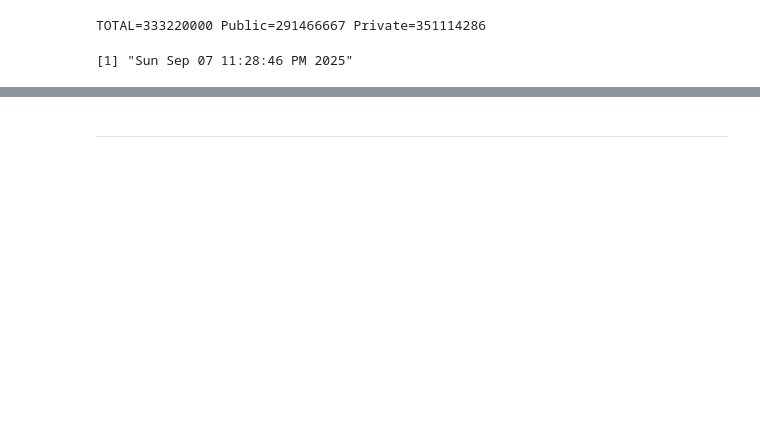
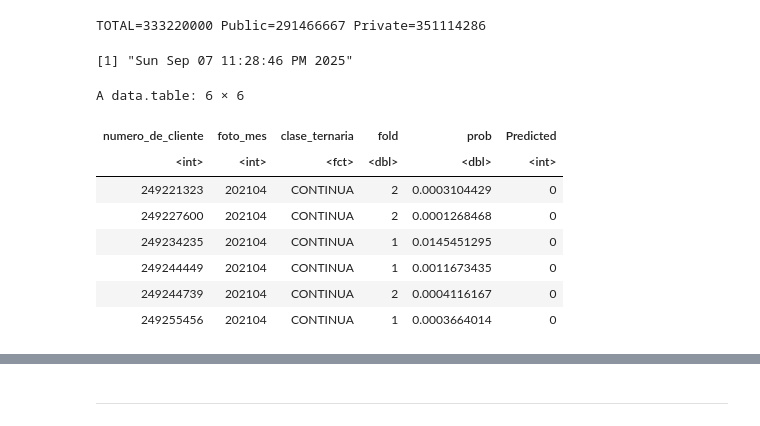
Before and after one commit to Guadito/dmeyf2025, a Jupyter notebook: TPs/470_GBDT_LightGBM.ipynb, the cells around one changed output, grey strips where cells are left out. Saved outputs shown, nothing was run; the diff lists cells and outputs as text; code cells hidden in the pictures; blank space fills up the shorter version.

```diff
--- a/TPs/470_GBDT_LightGBM.ipynb
+++ b/TPs/470_GBDT_LightGBM.ipynb
@@ -437,3 +459,15 @@ TOTAL=333220000 Public=291466667 Private=351114286
 format(Sys.time(), "%a %b %d %X %Y")
 # %% [output]
 [1] "Sun Sep 07 11:28:46 PM 2025"
+# %%
+head(dt_eval)
+# %% [output]
+A data.table: 6 × 6
+| numero_de_cliente | foto_mes | clase_ternaria | fold | prob | Predicted |
+| <int> | <int> | <fct> | <dbl> | <dbl> | <int> |
+| 249221323 | 202104 | CONTINUA | 2 | 0.0003104429 | 0 |
+| 249227600 | 202104 | CONTINUA | 2 | 0.0001268468 | 0 |
+| 249234235 | 202104 | CONTINUA | 1 | 0.0145451295 | 0 |
+| 249244449 | 202104 | CONTINUA | 1 | 0.0011673435 | 0 |
+| 249244739 | 202104 | CONTINUA | 2 | 0.0004116167 | 0 |
+| 249255456 | 202104 | CONTINUA | 1 | 0.0003664014 | 0 |
```
Also changed, not shown: parts of 7 cells of this notebook.
